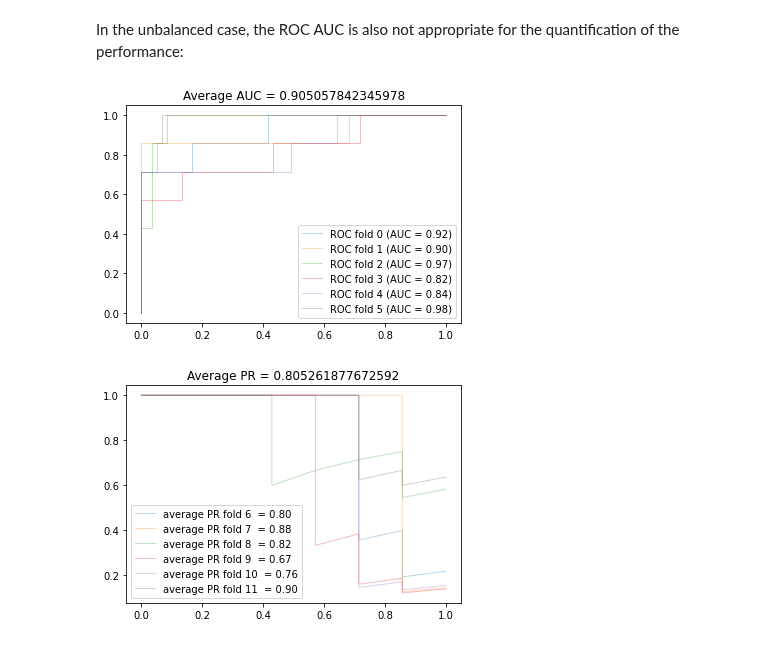
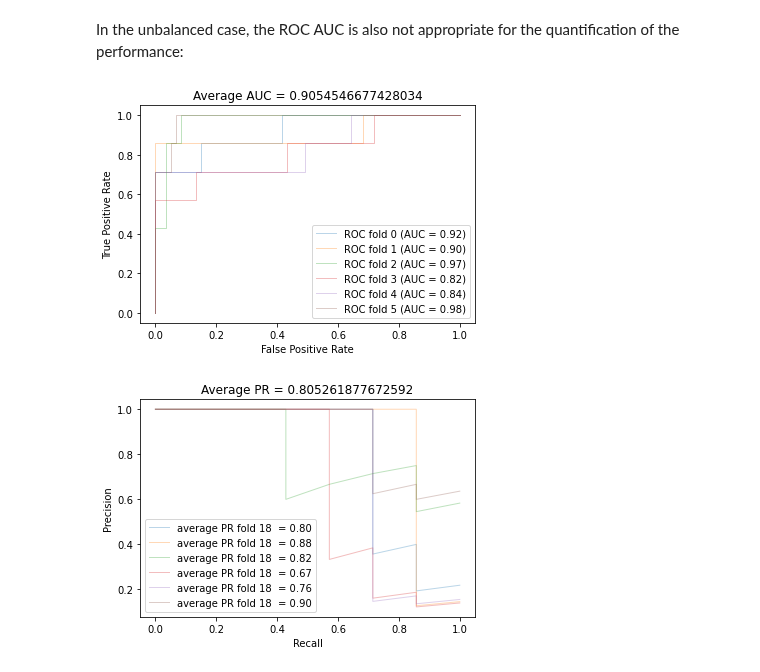
Before and after one commit to marcolorenzi/marcolorenzi.github.io, a Jupyter notebook: material/Resampling/lesson5.ipynb, the cells around one changed output. Cells and saved outputs as stored; diff of their text form; code cells hidden in the pictures.

```diff
--- a/material/Resampling/lesson5.ipynb
+++ b/material/Resampling/lesson5.ipynb
@@ -489,6 +493,8 @@ for train, test in cv.split(X, y):
     # Plotting the ROC curve
     plt.plot(fpr, tpr, lw=1, alpha=0.3,
              label='ROC fold %d (AUC = %0.2f)' % (i, roc_auc))
+    plt.xlabel('False Positive Rate')
+    plt.ylabel('True Positive Rate')
 
     i += 1
 
@@ -737,6 +735,8 @@ for train, test in cv.split(X, y):
     # Plotting the ROC curve
     plt.plot(fpr, tpr, lw=1, alpha=0.3,
              label='ROC fold %d (AUC = %0.2f)' % (i, roc_auc))
+    plt.xlabel('False Positive Rate')
+    plt.ylabel('True Positive Rate')
 
     i += 1
 
@@ -744,29 +744,30 @@ plt.legend()
 plt.title("Average AUC = " + str(np.mean(aucs)))
 plt.show()
 # %% [output]
-[figure, old version]
+[figure, new version]
 # %%
 from sklearn.metrics import precision_recall_curve
 from sklearn.metrics import average_precision_score
 
 avg_pr = []
 mean_R = np.linspace(0, 1, 100)
 
 for train, test in cv.split(X, y):
     probas_ = clf.fit(X[train], y[train]).predict_proba(X[test])
     # Compute ROC curve and area under the curve
     P, R, thresholds = precision_recall_curve(y[test], probas_[:, 1])
 
     average_precision = average_precision_score(y[test], probas_[:, 1])
     avg_pr.append(average_precision)
     # Plotting the ROC curve
     plt.plot(R, P, lw=1, alpha=0.3,
              label='average PR fold %d  = %0.2f' % (i, average_precision))
+    plt.xlabel('Recall')
+    plt.ylabel('Precision')
 
-    i += 1
 
 plt.legend()
 plt.title("Average PR = " + str(np.mean(avg_pr)))
 plt.show()
 # %% [output]
-[figure, old version]
+[figure, new version]
```
Also changed, not shown: parts of 9 cells of this notebook, 1 other file.
